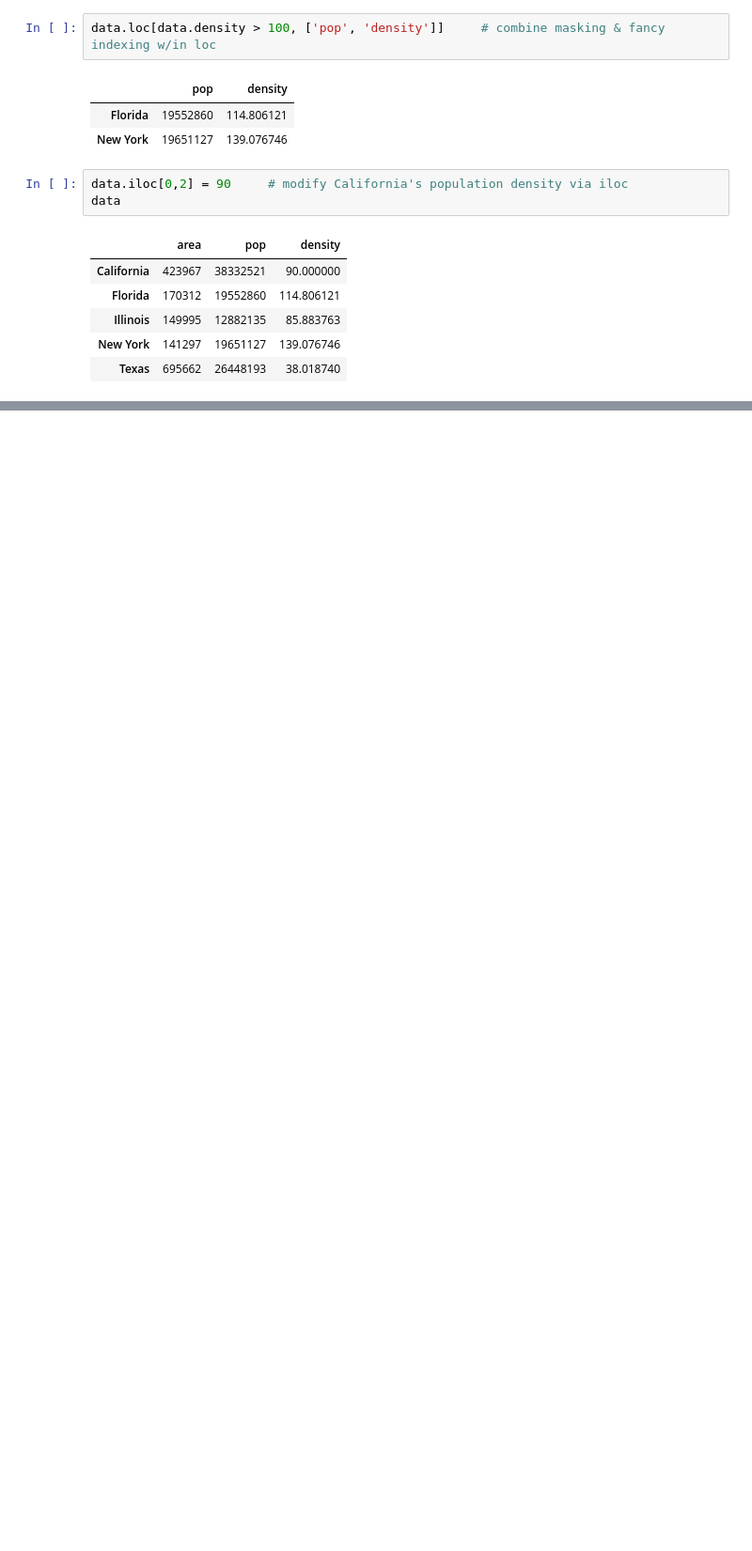
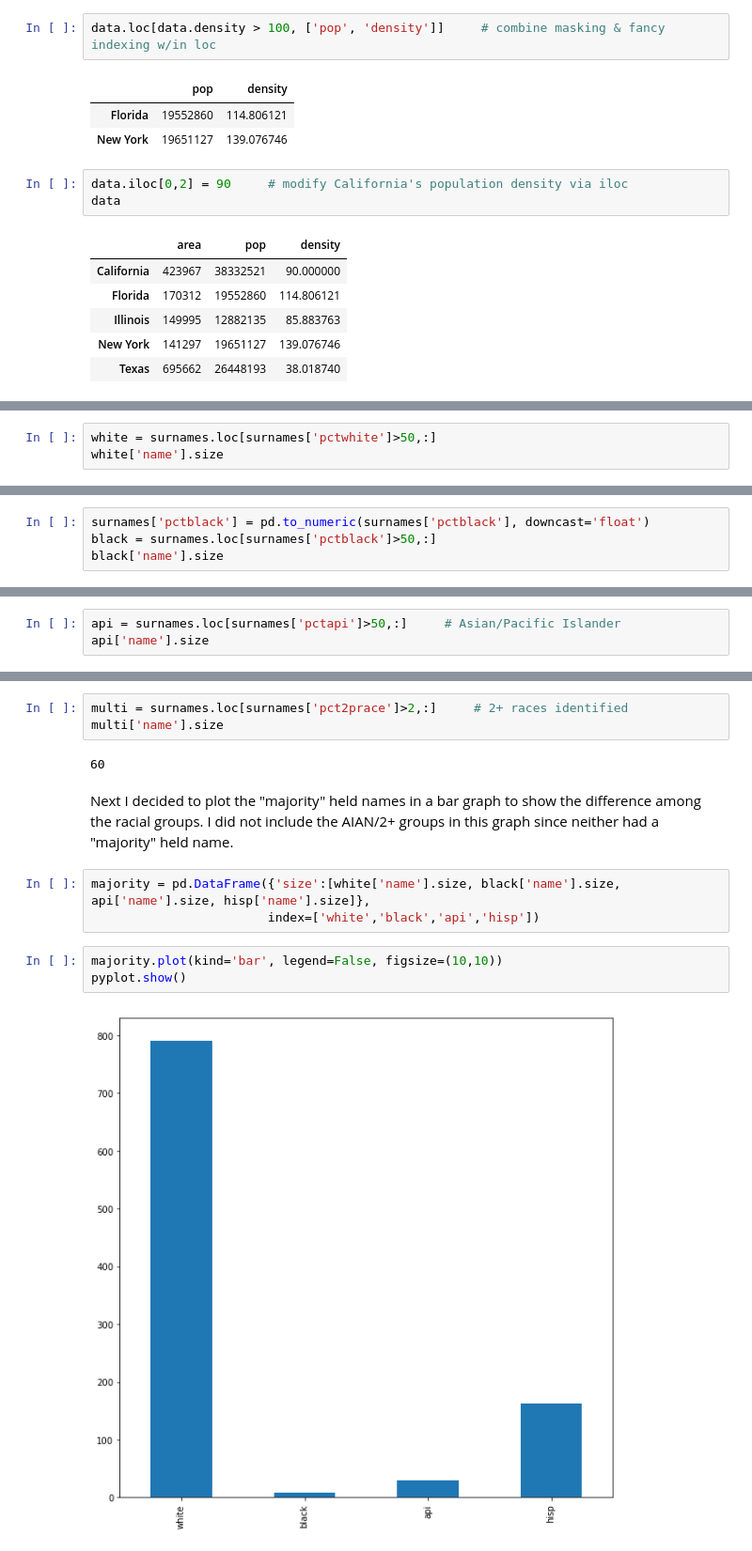
Before and after one commit to mmj32/Class-Practice-Repo, a Jupyter notebook: todo3/pandas_notes_Brianna.ipynb, the cells around one changed output, grey strips where cells are left out. Shown at 94% size. Saved outputs shown, nothing was run; the diff lists cells and outputs as text; blank space fills up the shorter version.

```diff
--- a/todo3/pandas_notes_Brianna.ipynb
+++ b/todo3/pandas_notes_Brianna.ipynb
@@ -595,0 +649,3 @@ data
+# %%
+white = surnames.loc[surnames['pctwhite']>50,:]
+white['name'].size
@@ -595,0 +654,4 @@ data
+# %%
+surnames['pctblack'] = pd.to_numeric(surnames['pctblack'], downcast='float')
+black = surnames.loc[surnames['pctblack']>50,:]
+black['name'].size
@@ -595,0 +660,3 @@ data
+# %%
+api = surnames.loc[surnames['pctapi']>50,:]     # Asian/Pacific Islander
+api['name'].size
@@ -595,0 +671,15 @@ data
+# %%
+multi = surnames.loc[surnames['pct2prace']>2,:]     # 2+ races identified
+multi['name'].size
+# %% [output]
+60
+# %% [markdown]
+Next I decided to plot the "majority" held names in a bar graph to show the difference among the racial groups. I did not include the AIAN/2+ groups in this graph since neither had a "majority" held name.
+# %%
+majority = pd.DataFrame({'size':[white['name'].size, black['name'].size, api['name'].size, hisp['name'].size]},
+                        index=['white','black','api','hisp'])
+# %%
+majority.plot(kind='bar', legend=False, figsize=(10,10))
+pyplot.show()
+# %% [output]
+[figure, added]
```
Also changed, not shown: parts of 18 cells of this notebook.
